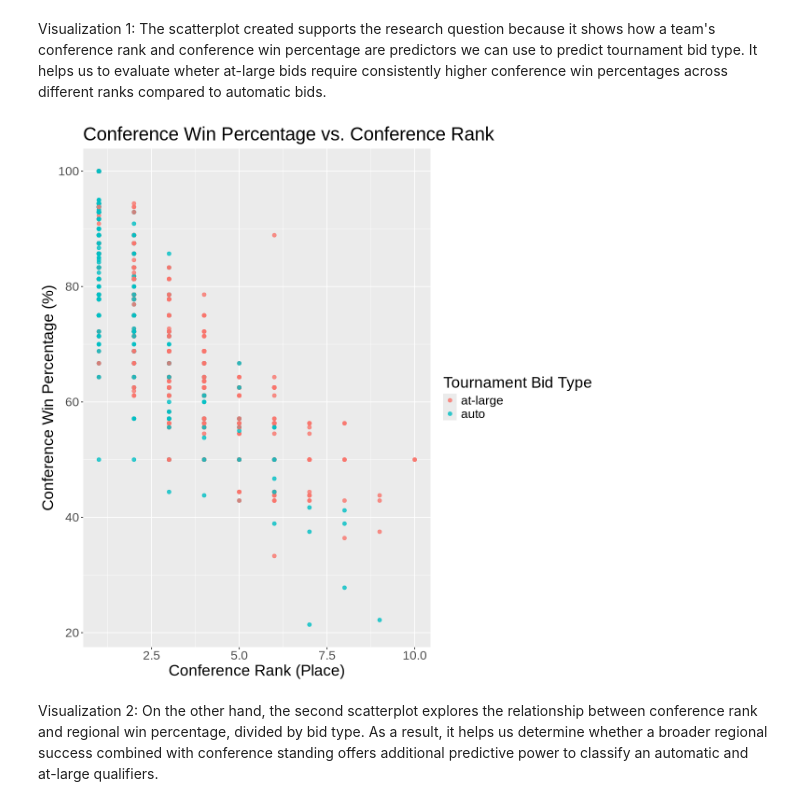
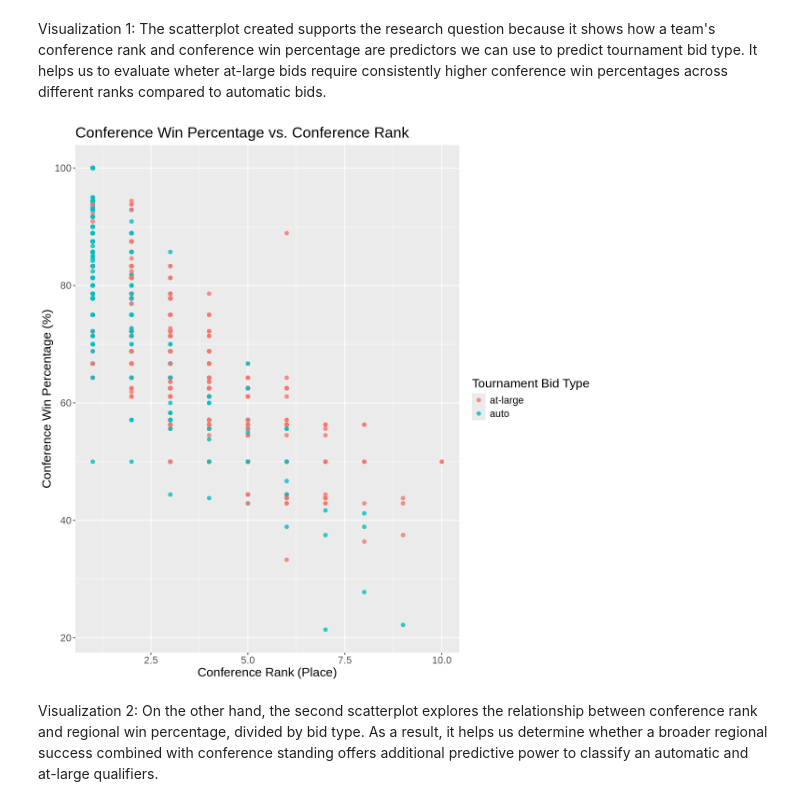
Before and after one commit to cynthyal/dsci-100-project-cynthya-lou, a Jupyter notebook: dsci-100-project-notebook.ipynb, the cells around one changed output. Cells and saved outputs as stored; diff of their text form; code cells hidden in the pictures.

```diff
--- a/dsci-100-project-notebook.ipynb
+++ b/dsci-100-project-notebook.ipynb
@@ -221,9 +221,9 @@ Produce a tidy data set that could be used to answer your research question usin
 </div>
 # %%
 bid_data <- data |>
-    select(school, conf_wins_pct, reg_wins_pct, conf_rank, total_wins_pct, bid) |> #remove irrelevant columns
+    select(school, conf_wins_pct, reg_wins_pct, conf_rank, bid) |> #remove irrelevant columns
     mutate(bid = as.factor(bid)) |> #convert bid column to fct
-    drop_na(bid, conf_rank, conf_wins_pct) #drop missing values
+    drop_na(bid, conf_rank, conf_wins_pct, reg_wins_pct) #drop missing values
 
 head(bid_data,6 ) #show the first 6 rows
 # %% [output]
@@ -379,17 +376,15 @@ Visualization 1: The scatterplot created supports the research question because
 # %%
 relation_plot1_bid_data <- bid_data |>
                             ggplot(aes(x = conf_rank, y = conf_wins_pct, color = bid)) +
   geom_point(alpha = 0.8, size = 2) +
   labs(title = "Conference Win Percentage vs. Conference Rank",
     x = "Conference Rank (Place)",
     y = "Conference Win Percentage (%)",
     color = "Tournament Bid Type") +
-    theme(text = element_text(size = 20))
+    theme(text = element_text(size = 16))
 relation_plot1_bid_data
-
-#
 # %% [output]
-[figure, old version]
+[figure, new version]
 # %% [markdown]
 Visualization 2: On the other hand, the second scatterplot explores the relationship between conference rank and regional win percentage, divided by bid type. As a result, it helps us determine whether a broader regional success combined with conference standing offers additional predictive power to classify an automatic and at-large qualifiers.
 # %%
```
Also changed, not shown: parts of 15 cells of this notebook.
